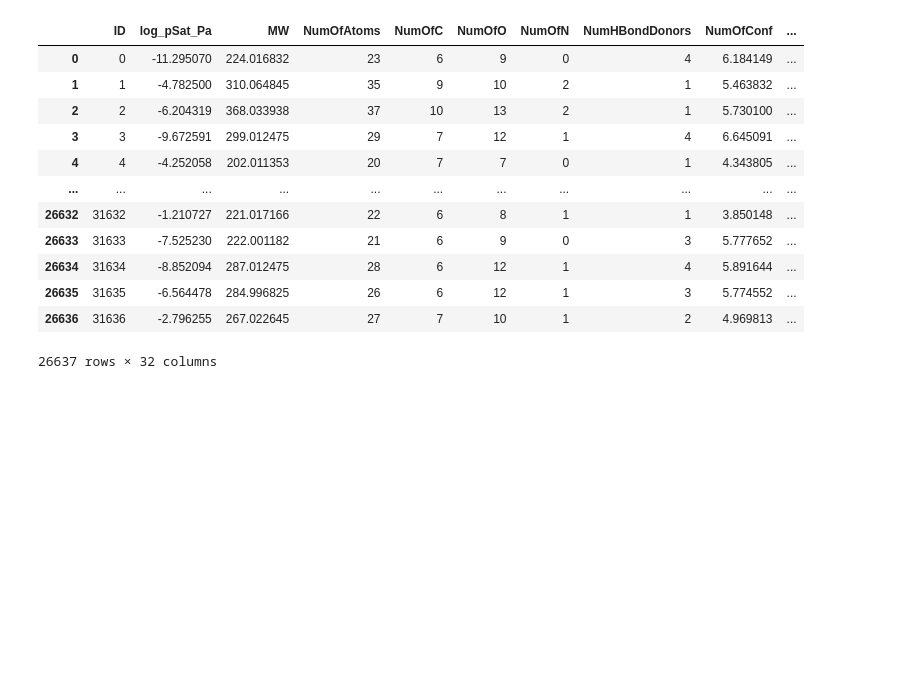
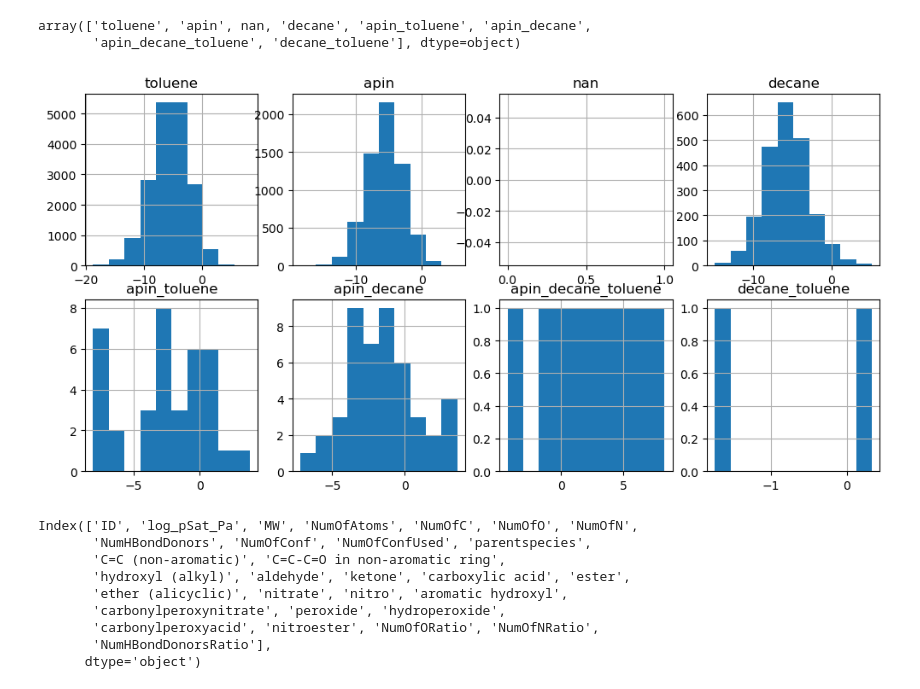
Before and after one commit to hypatrik/intro-ml, a Jupyter notebook: jupyter/feature_engineer.ipynb, the cells around one changed output. Saved outputs shown, nothing was run; the diff lists cells and outputs as text; code cells hidden in the pictures; blank space fills up the shorter version.

```diff
--- a/jupyter/feature_engineer.ipynb
+++ b/jupyter/feature_engineer.ipynb
@@ -5,5 +14,18 @@ import matplotlib.pyplot as plt
 # %%
 df = pd.read_csv('../data/train.csv')
+df_test = pd.read_csv('../data/test.csv')
+# %% [output]
+array(['toluene', 'apin', nan, 'decane', 'apin_toluene', 'apin_decane',
+       'apin_decane_toluene', 'decane_toluene'], dtype=object)
+# %%
+plt.figure(figsize=(12, 12))
+uniq_parent = df['parentspecies'].unique()
+for i, p in enumerate(uniq_parent):
+    plt.subplot(4,4, i+1)
+    plt.title(p)
+    df[df['parentspecies'] == p]['log_pSat_Pa'].hist()
+# %% [output]
+[figure, added]
 # %%
 def transform_gbr(orig_df):
     df = orig_df.copy()
@@ -49,18 +71,14 @@ def transform_gbr(orig_df):
 
 trasformed_df = transform_gbr(df)
 
-trasformed_df
+df.columns
 # %% [output]
-|  | ID | log_pSat_Pa | MW | NumOfAtoms | NumOfC | NumOfO | NumOfN | NumHBondDonors | NumOfConf | ... |
-| 0 | 0 | -11.295070 | 224.016832 | 23 | 6 | 9 | 0 | 4 | 6.184149 | ... |
-| 1 | 1 | -4.782500 | 310.064845 | 35 | 9 | 10 | 2 | 1 | 5.463832 | ... |
-| 2 | 2 | -6.204319 | 368.033938 | 37 | 10 | 13 | 2 | 1 | 5.730100 | ... |
-| 3 | 3 | -9.672591 | 299.012475 | 29 | 7 | 12 | 1 | 4 | 6.645091 | ... |
-| 4 | 4 | -4.252058 | 202.011353 | 20 | 7 | 7 | 0 | 1 | 4.343805 | ... |
-| ... | ... | ... | ... | ... | ... | ... | ... | ... | ... | ... |
-| 26632 | 31632 | -1.210727 | 221.017166 | 22 | 6 | 8 | 1 | 1 | 3.850148 | ... |
-| 26633 | 31633 | -7.525230 | 222.001182 | 21 | 6 | 9 | 0 | 3 | 5.777652 | ... |
-| 26634 | 31634 | -8.852094 | 287.012475 | 28 | 6 | 12 | 1 | 4 | 5.891644 | ... |
-| 26635 | 31635 | -6.564478 | 284.996825 | 26 | 6 | 12 | 1 | 3 | 5.774552 | ... |
-| 26636 | 31636 | -2.796255 | 267.022645 | 27 | 7 | 10 | 1 | 2 | 4.969813 | ... |
-26637 rows × 32 columns
+Index(['ID', 'log_pSat_Pa', 'MW', 'NumOfAtoms', 'NumOfC', 'NumOfO', 'NumOfN',
+       'NumHBondDonors', 'NumOfConf', 'NumOfConfUsed', 'parentspecies',
+       'C=C (non-aromatic)', 'C=C-C=O in non-aromatic ring',
+       'hydroxyl (alkyl)', 'aldehyde', 'ketone', 'carboxylic acid', 'ester',
+       'ether (alicyclic)', 'nitrate', 'nitro', 'aromatic hydroxyl',
+       'carbonylperoxynitrate', 'peroxide', 'hydroperoxide',
+       'carbonylperoxyacid', 'nitroester', 'NumOfORatio', 'NumOfNRatio',
+       'NumHBondDonorsRatio'],
+      dtype='object')
```
Also changed, not shown: parts of 12 cells of this notebook, 1 other file.
